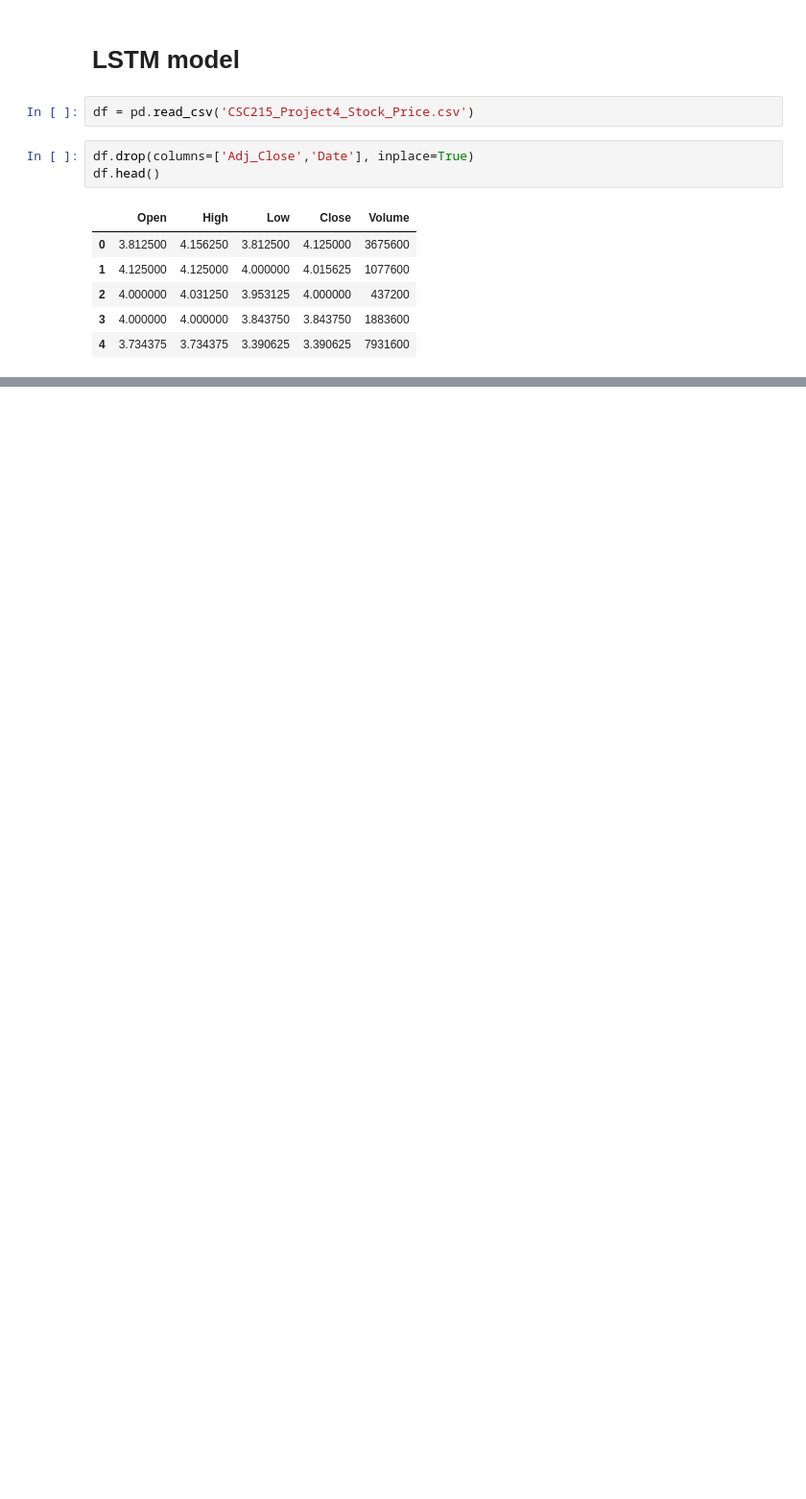
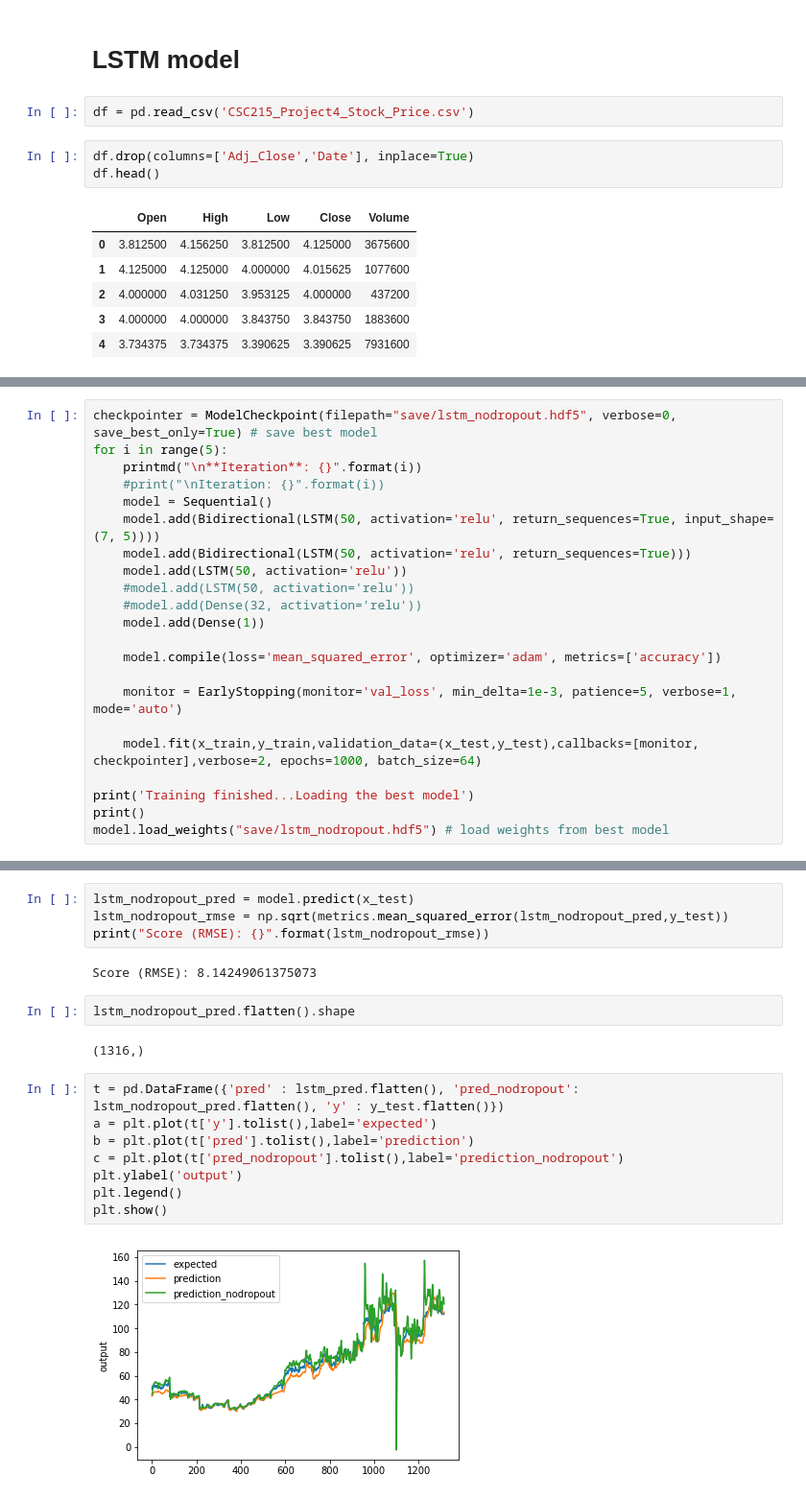
Before and after one commit to hgdangkhoi/Stock-Prediction, a Jupyter notebook: Khoi-Hoang_CSC215-MiniProject 4.ipynb, the cells around one changed output, grey strips where cells are left out. Shown at 96% size. Drawn from its saved outputs; the diff is of its cells as text; blank space fills up the shorter version.

```diff
--- a/Khoi-Hoang_CSC215-MiniProject 4.ipynb
+++ b/Khoi-Hoang_CSC215-MiniProject 4.ipynb
@@ -387,0 +411,22 @@ chart_regression(lstm_rmse, y_test)
+# %%
+checkpointer = ModelCheckpoint(filepath="save/lstm_nodropout.hdf5", verbose=0, save_best_only=True) # save best model
+for i in range(5):
+    printmd("\n**Iteration**: {}".format(i))
+    #print("\nIteration: {}".format(i))
+    model = Sequential()
+    model.add(Bidirectional(LSTM(50, activation='relu', return_sequences=True, input_shape=(7, 5))))
+    model.add(Bidirectional(LSTM(50, activation='relu', return_sequences=True)))
+    model.add(LSTM(50, activation='relu'))
+    #model.add(LSTM(50, activation='relu'))
+    #model.add(Dense(32, activation='relu'))
+    model.add(Dense(1))
+
+    model.compile(loss='mean_squared_error', optimizer='adam', metrics=['accuracy'])
+
+    monitor = EarlyStopping(monitor='val_loss', min_delta=1e-3, patience=5, verbose=1, mode='auto')
+
+    model.fit(x_train,y_train,validation_data=(x_test,y_test),callbacks=[monitor, checkpointer],verbose=2, epochs=1000, batch_size=64)
+
+print('Training finished...Loading the best model')
+print()
+model.load_weights("save/lstm_nodropout.hdf5") # load weights from best model
@@ -387,0 +544,20 @@ chart_regression(lstm_rmse, y_test)
+# %%
+lstm_nodropout_pred = model.predict(x_test)
+lstm_nodropout_rmse = np.sqrt(metrics.mean_squared_error(lstm_nodropout_pred,y_test))
+print("Score (RMSE): {}".format(lstm_nodropout_rmse))
+# %% [output]
+Score (RMSE): 8.14249061375073
+# %%
+lstm_nodropout_pred.flatten().shape
+# %% [output]
+(1316,)
+# %%
+t = pd.DataFrame({'pred' : lstm_pred.flatten(), 'pred_nodropout': lstm_nodropout_pred.flatten(), 'y' : y_test.flatten()})
+a = plt.plot(t['y'].tolist(),label='expected')
+b = plt.plot(t['pred'].tolist(),label='prediction')
+c = plt.plot(t['pred_nodropout'].tolist(),label='prediction_nodropout')
+plt.ylabel('output')
+plt.legend()
+plt.show()
+# %% [output]
+[figure, added]
```
Also changed, not shown: parts of 28 cells of this notebook.
